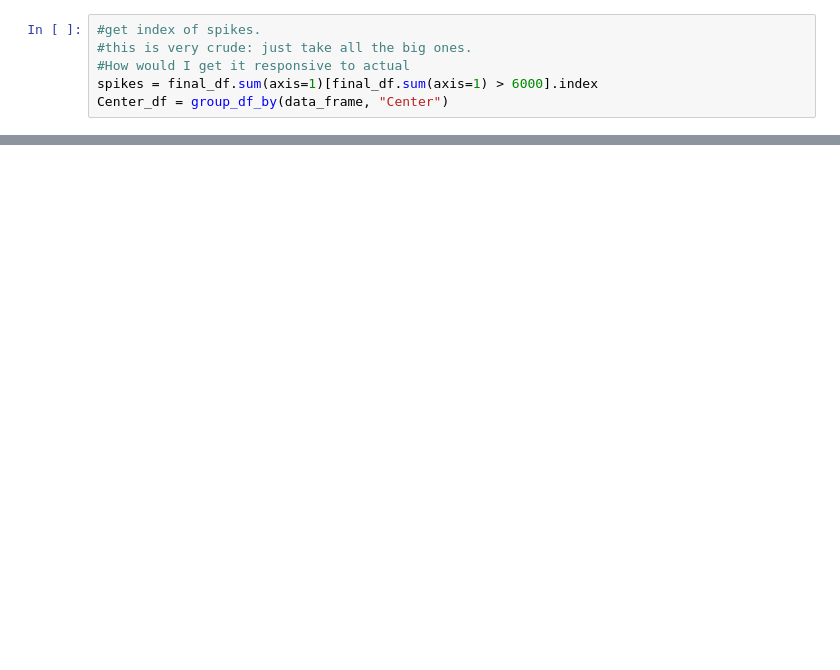
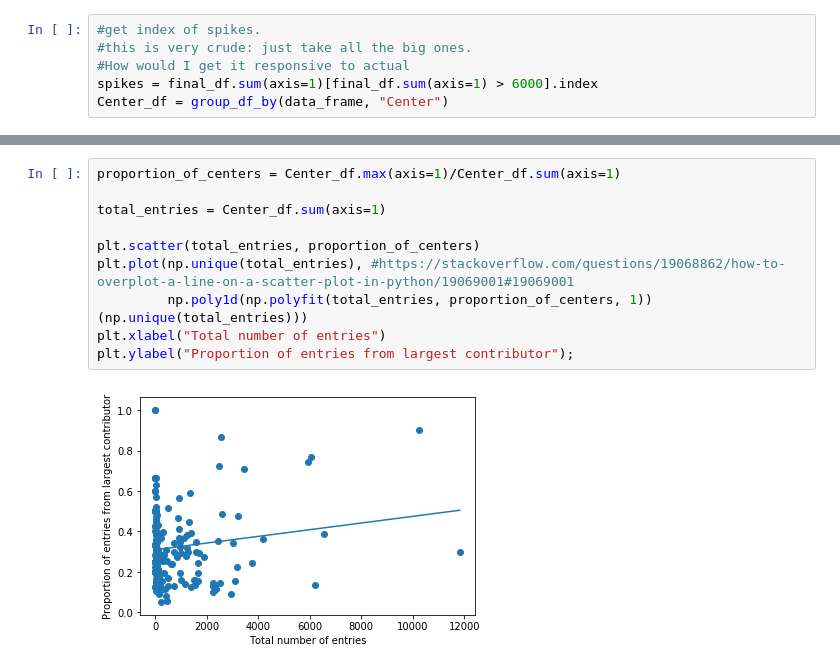
Before and after one commit to biobeth/snake_club, a Jupyter notebook: projects/fancy_graphs/strains-over-time.ipynb, the cells around one changed output, grey strips where cells are left out. Drawn from its saved outputs; the diff is of its cells as text; blank space fills up the shorter version.

```diff
--- a/projects/fancy_graphs/strains-over-time.ipynb
+++ b/projects/fancy_graphs/strains-over-time.ipynb
@@ -134,0 +163,12 @@ matrix_twosample
+# %%
+proportion_of_centers = Center_df.max(axis=1)/Center_df.sum(axis=1)
+
+total_entries = Center_df.sum(axis=1)
+
+plt.scatter(total_entries, proportion_of_centers)
+plt.plot(np.unique(total_entries), #https://stackoverflow.com/questions/19068862/how-to-overplot-a-line-on-a-scatter-plot-in-python/19069001#19069001
+         np.poly1d(np.polyfit(total_entries, proportion_of_centers, 1))(np.unique(total_entries)))
+plt.xlabel("Total number of entries")
+plt.ylabel("Proportion of entries from largest contributor");
+# %% [output]
+[figure, added]
```
Also changed, not shown: parts of 15 cells of this notebook.
